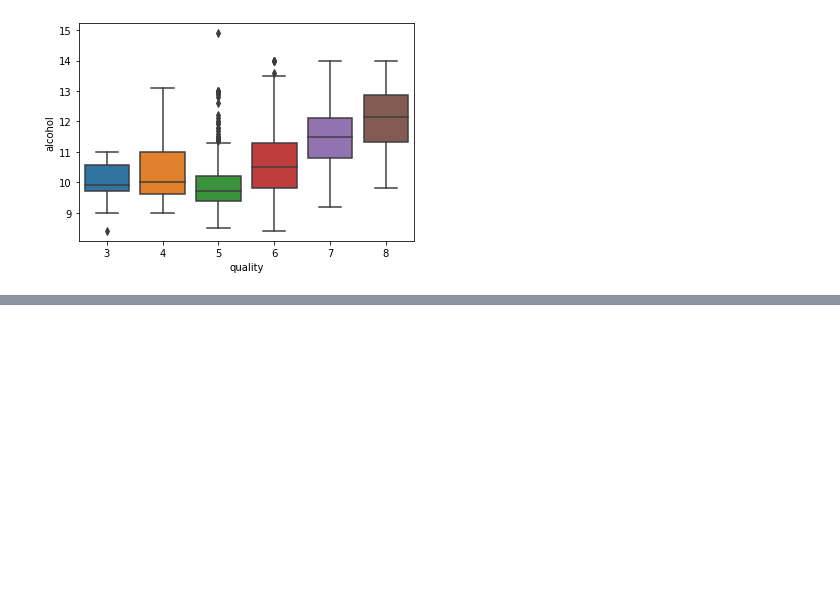
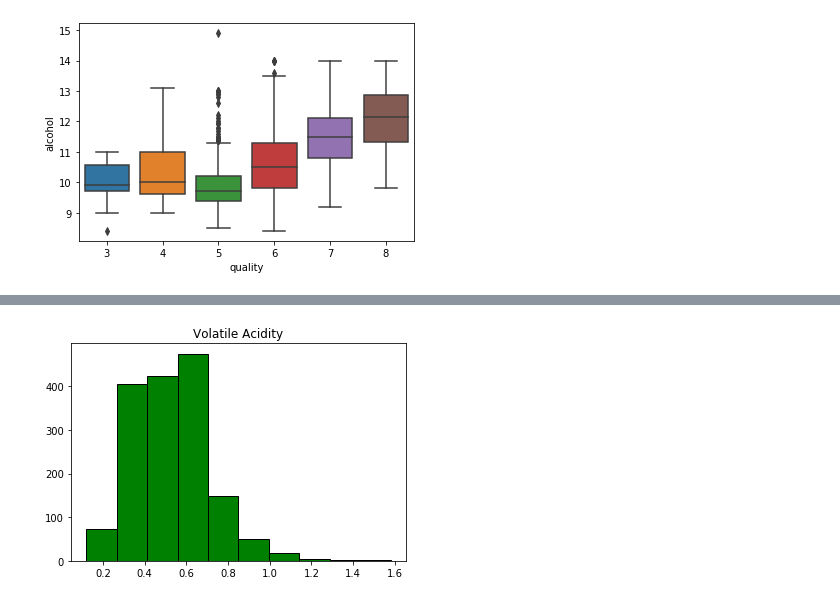
Before and after one commit to tlferrill/Ferrill_DSC530, a Jupyter notebook: 530Notebook_FINAL_Ferrill.ipynb, the cells around one changed output, grey strips where cells are left out. Cells and saved outputs as stored; diff of their text form; code cells hidden in the pictures; blank space fills up the shorter version.

```diff
--- a/530Notebook_FINAL_Ferrill.ipynb
+++ b/530Notebook_FINAL_Ferrill.ipynb
@@ -431,0 +238,7 @@ The same accuracy! So we can see that the SVC and the Random Forest give us good
+# %%
+# histogram - volatile acidity
+plt.hist(data['volatile acidity'], bins = 10, color = 'green', edgecolor = 'black')
+plt.title('Volatile Acidity')
+plt.show()
+# %% [output]
+[figure, added]
```
Also changed, not shown: parts of 130 cells of this notebook, 1 other file.
